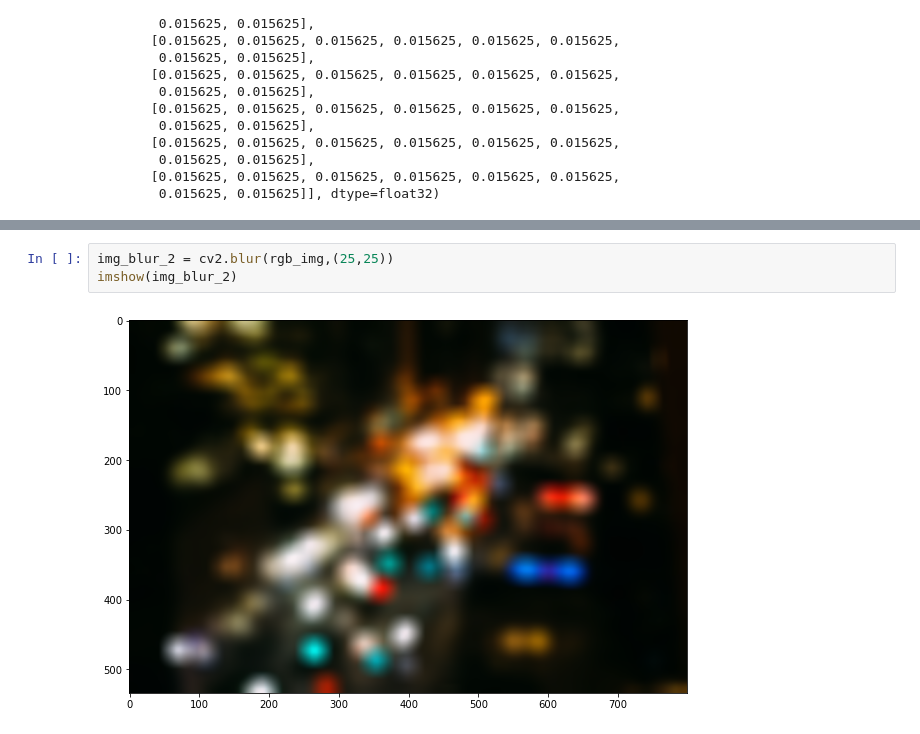
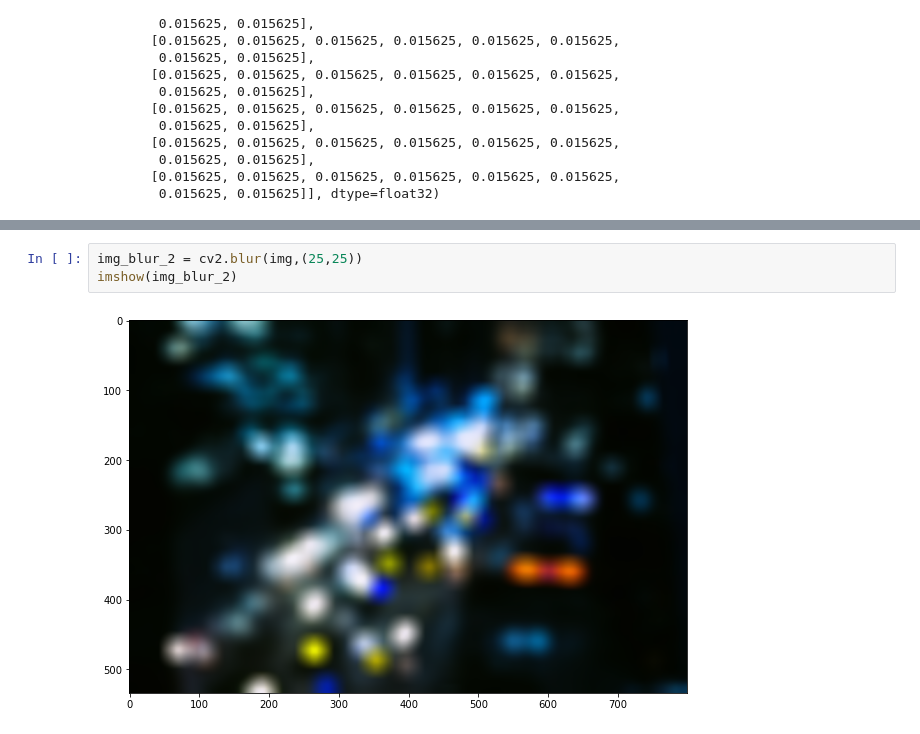
Before and after one commit to fistadev/AISpring21, a Jupyter notebook: M6 - Computer Vision/CV3 - Histograms, transformations and Bitwise ops/Bitwise operators.ipynb, the cells around one changed output, grey strips where cells are left out. Drawn from its saved outputs; the diff is of its cells as text.

```diff
--- a/M6 - Computer Vision/CV3 - Histograms, transformations and Bitwise ops/Bitwise operators.ipynb
+++ b/M6 - Computer Vision/CV3 - Histograms, transformations and Bitwise ops/Bitwise operators.ipynb
@@ -168,5 +147,5 @@ imshow(blur_img)
 # %%
-img_blur_2 = cv2.blur(rgb_img,(25,25))
+img_blur_2 = cv2.blur(img,(25,25))
 imshow(img_blur_2)
 # %% [output]
-[figure, old version]
+[figure, new version]
```
Also changed, not shown: parts of 8 cells of this notebook.
